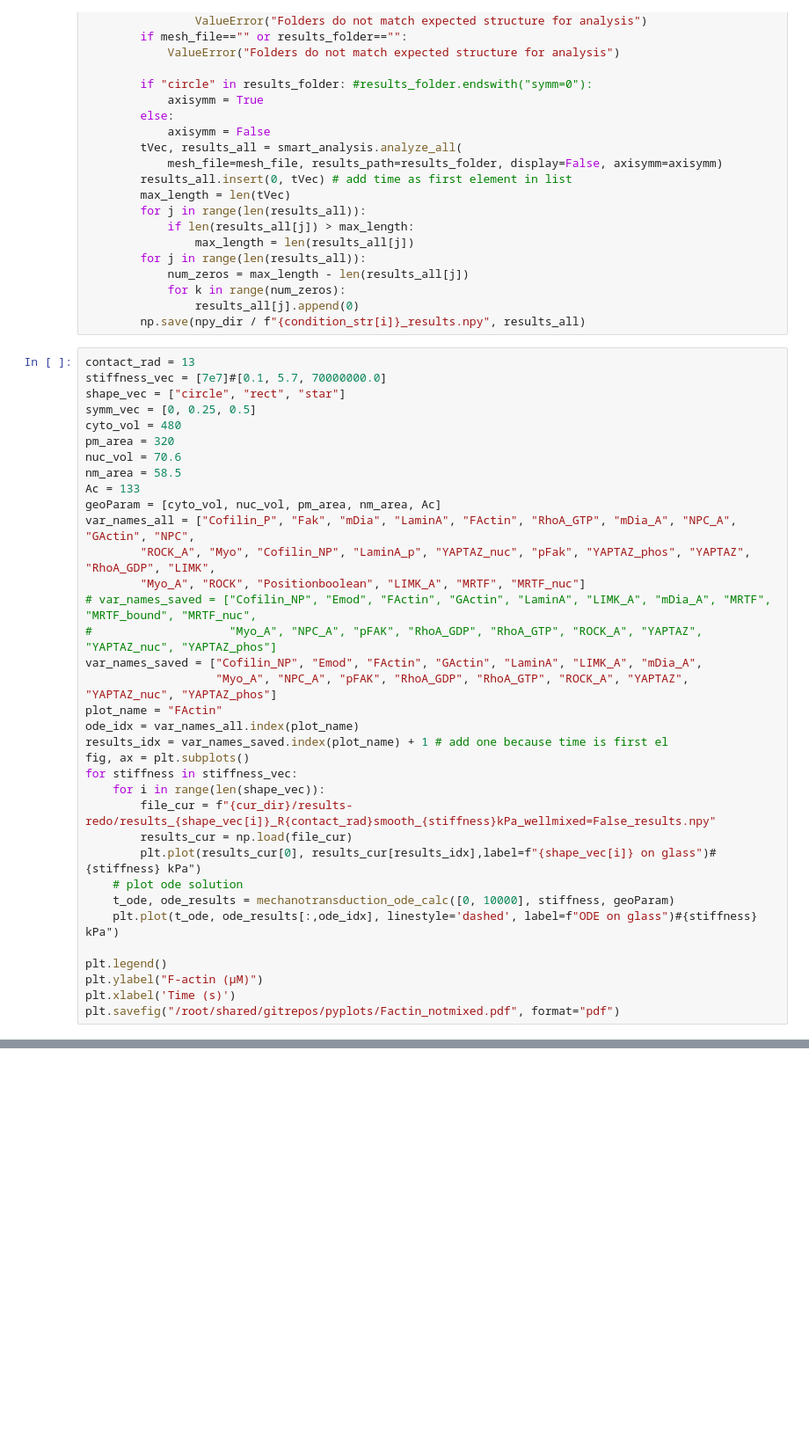
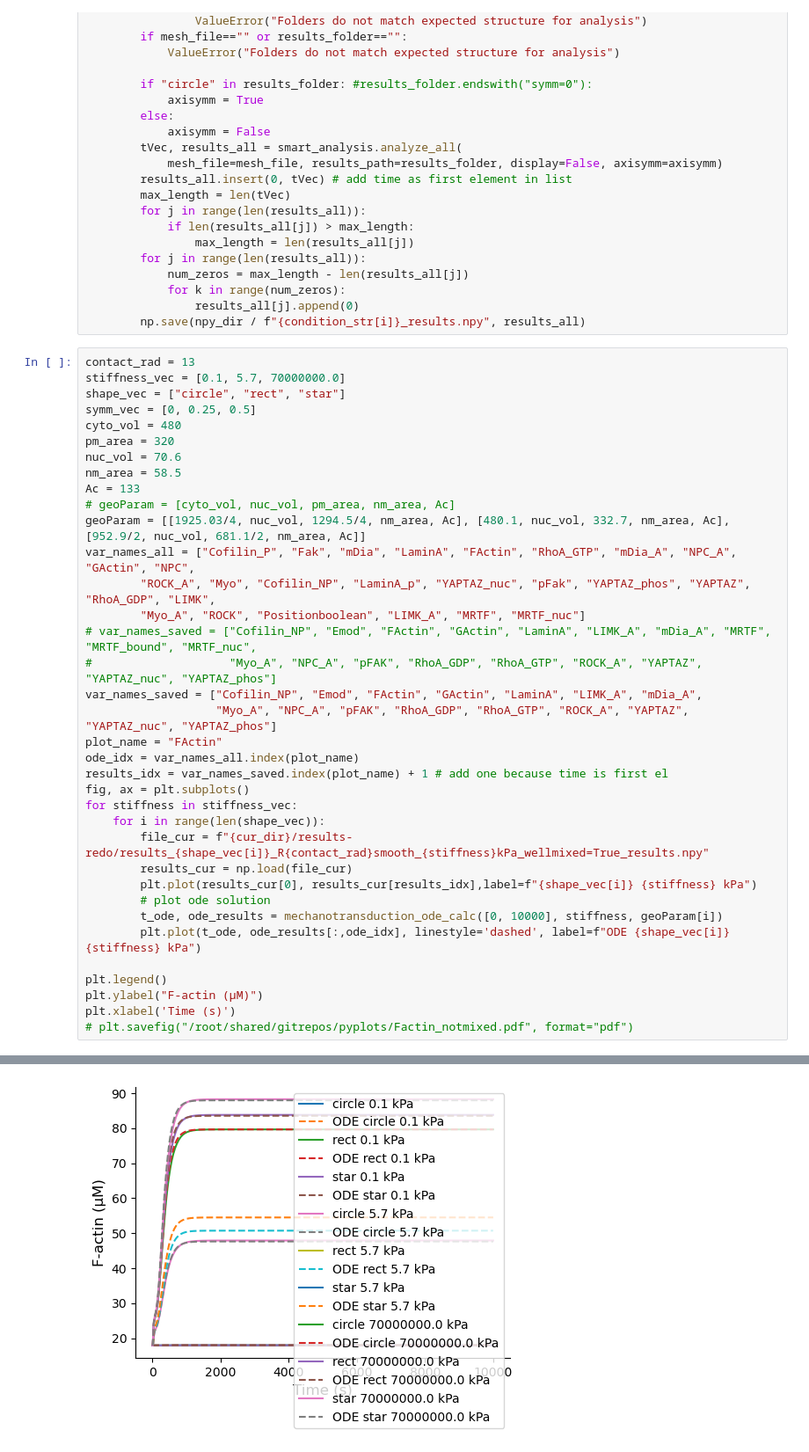
Before and after one commit to RangamaniLabUCSD/smart-nanopillars, a Jupyter notebook: mechanotransduction-example/mech_figs.ipynb, the cells around one changed output, grey strips where cells are left out. Shown at 88% size. Saved outputs shown, nothing was run; the diff lists cells and outputs as text; blank space fills up the shorter version.

```diff
--- a/mechanotransduction-example/mech_figs.ipynb
+++ b/mechanotransduction-example/mech_figs.ipynb
@@ -64,7 +64,7 @@ if "results-redo" not in os.listdir(cur_dir):
         np.save(npy_dir / f"{condition_str[i]}_results.npy", results_all)
 # %%
 contact_rad = 13
-stiffness_vec = [7e7]#[0.1, 5.7, 70000000.0]
+stiffness_vec = [0.1, 5.7, 70000000.0]
 shape_vec = ["circle", "rect", "star"]
 symm_vec = [0, 0.25, 0.5]
 cyto_vol = 480
@@ -72,7 +72,8 @@ pm_area = 320
 nuc_vol = 70.6
 nm_area = 58.5
 Ac = 133
-geoParam = [cyto_vol, nuc_vol, pm_area, nm_area, Ac]
+# geoParam = [cyto_vol, nuc_vol, pm_area, nm_area, Ac]
+geoParam = [[1925.03/4, nuc_vol, 1294.5/4, nm_area, Ac], [480.1, nuc_vol, 332.7, nm_area, Ac], [952.9/2, nuc_vol, 681.1/2, nm_area, Ac]]
 var_names_all = ["Cofilin_P", "Fak", "mDia", "LaminA", "FActin", "RhoA_GTP", "mDia_A", "NPC_A", "GActin", "NPC",
         "ROCK_A", "Myo", "Cofilin_NP", "LaminA_p", "YAPTAZ_nuc", "pFak", "YAPTAZ_phos", "YAPTAZ", "RhoA_GDP", "LIMK",
         "Myo_A", "ROCK", "Positionboolean", "LIMK_A", "MRTF", "MRTF_nuc"]
@@ -86,14 +87,15 @@ results_idx = var_names_saved.index(plot_name) + 1 # add one because time is fir
 fig, ax = plt.subplots()
 for stiffness in stiffness_vec:
     for i in range(len(shape_vec)):
-        file_cur = f"{cur_dir}/results-redo/results_{shape_vec[i]}_R{contact_rad}smooth_{stiffness}kPa_wellmixed=False_results.npy"
+        file_cur = f"{cur_dir}/results-redo/results_{shape_vec[i]}_R{contact_rad}smooth_{stiffness}kPa_wellmixed=True_results.npy"
         results_cur = np.load(file_cur)
-        plt.plot(results_cur[0], results_cur[results_idx],label=f"{shape_vec[i]} on glass")#{stiffness} kPa")
-    # plot ode solution
-    t_ode, ode_results = mechanotransduction_ode_calc([0, 10000], stiffness, geoParam)
-    plt.plot(t_ode, ode_results[:,ode_idx], linestyle='dashed', label=f"ODE on glass")#{stiffness} kPa")
+        plt.plot(results_cur[0], results_cur[results_idx],label=f"{shape_vec[i]} {stiffness} kPa")
+        # plot ode solution
+        t_ode, ode_results = mechanotransduction_ode_calc([0, 10000], stiffness, geoParam[i])
+        plt.plot(t_ode, ode_results[:,ode_idx], linestyle='dashed', label=f"ODE {shape_vec[i]} {stiffness} kPa")
 
 plt.legend()
 plt.ylabel("F-actin (μM)")
 plt.xlabel('Time (s)')
-plt.savefig("/root/shared/gitrepos/pyplots/Factin_notmixed.pdf", format="pdf")
+# plt.savefig("/root/shared/gitrepos/pyplots/Factin_notmixed.pdf", format="pdf")
+# %% [output]
@@ -100,3 +103,4 @@ plt.savefig("/root/shared/gitrepos/pyplots/Factin_notmixed.pdf", format="pdf")
+[figure, added]
 # %%
 stiffness_vec = [7e7]#[0.1, 5.7, 70000000.0]
 shape_vec = ["circle", "rect", "star"]
```
Also changed, not shown: parts of 2 cells of this notebook, 9 other files.
